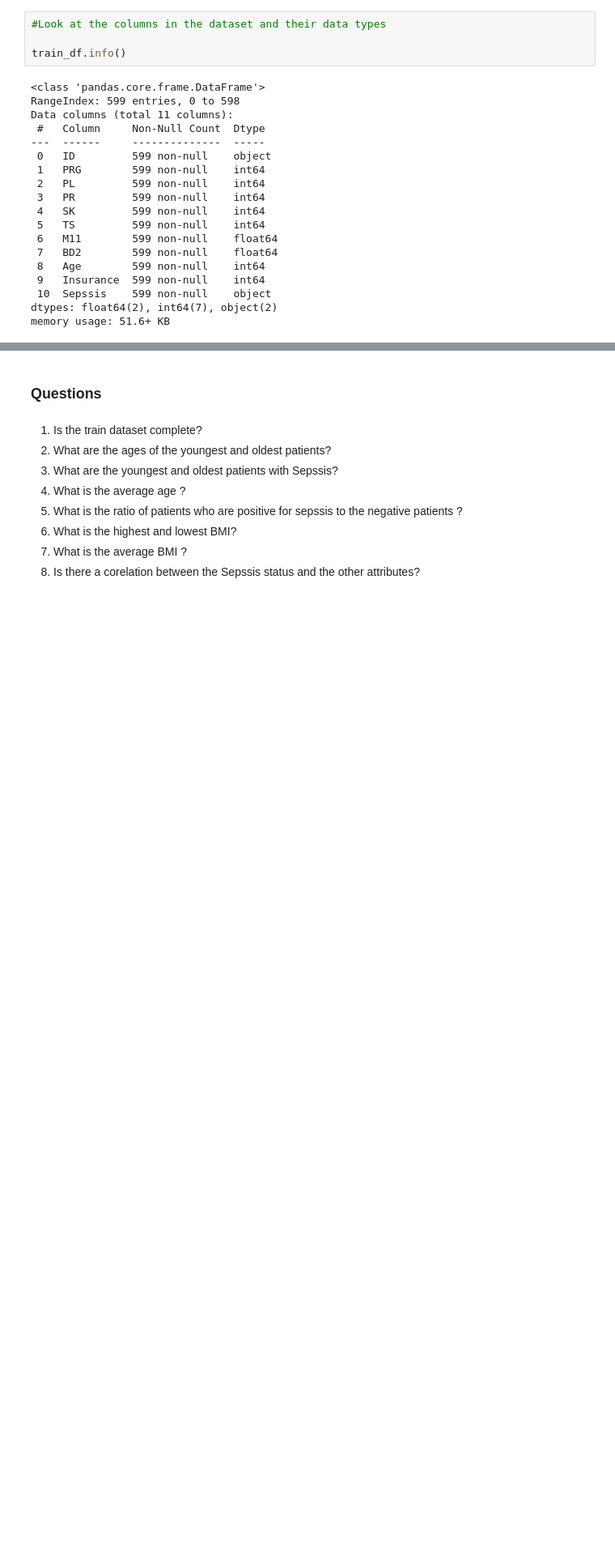
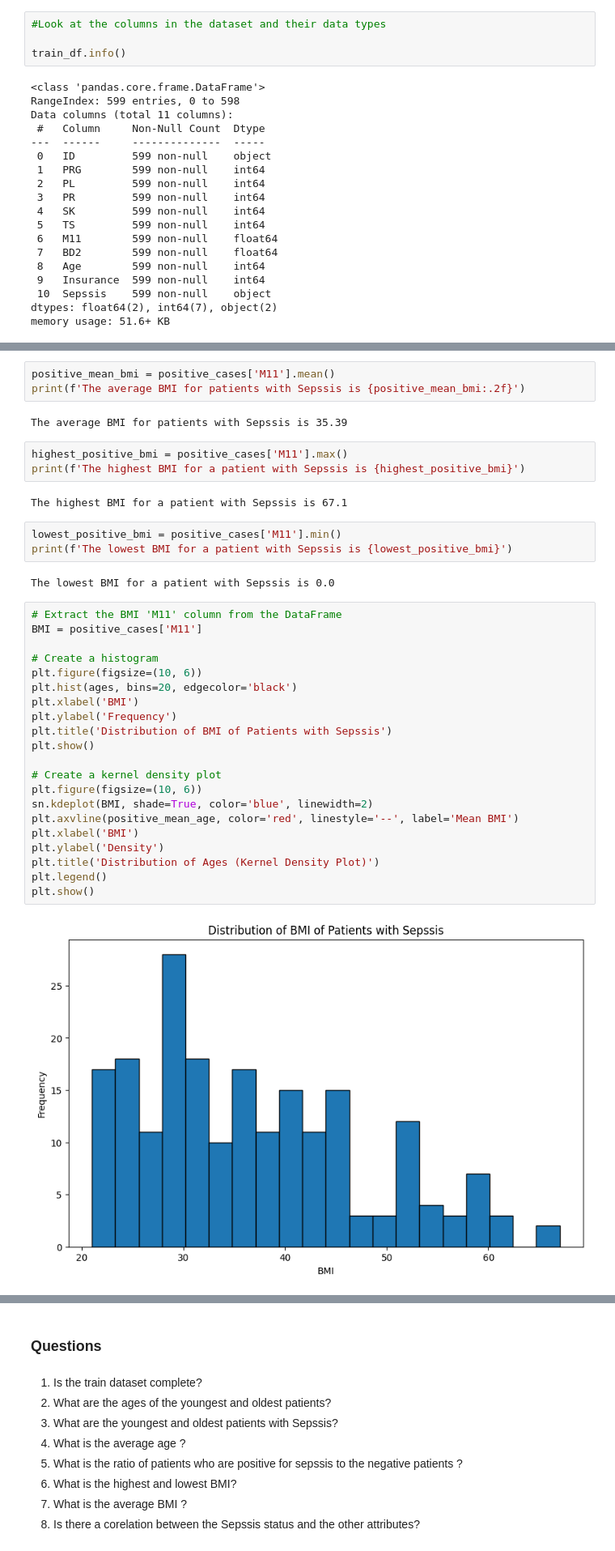
Before and after one commit to Gilbert-B/Machine-Learning-API-using-FastAPI, a Jupyter notebook: datasets/Sepsis.ipynb, the cells around one changed output, grey strips where cells are left out. Shown: that part at 81% size. Drawn from its saved outputs; the diff is of its cells as text; blank space fills up the shorter version.

```diff
--- a/datasets/Sepsis.ipynb
+++ b/datasets/Sepsis.ipynb
@@ -204,0 +258,38 @@ Age influences whether a patient will develop Sepsis
+# %%
+positive_mean_bmi = positive_cases['M11'].mean()
+print(f'The average BMI for patients with Sepssis is {positive_mean_bmi:.2f}')
+# %% [output]
+The average BMI for patients with Sepssis is 35.39
+# %%
+highest_positive_bmi = positive_cases['M11'].max()
+print(f'The highest BMI for a patient with Sepssis is {highest_positive_bmi}')
+# %% [output]
+The highest BMI for a patient with Sepssis is 67.1
+# %%
+lowest_positive_bmi = positive_cases['M11'].min()
+print(f'The lowest BMI for a patient with Sepssis is {lowest_positive_bmi}')
+# %% [output]
+The lowest BMI for a patient with Sepssis is 0.0
+# %%
+# Extract the BMI 'M11' column from the DataFrame
+BMI = positive_cases['M11']
+
+# Create a histogram
+plt.figure(figsize=(10, 6))
+plt.hist(ages, bins=20, edgecolor='black')
+plt.xlabel('BMI')
+plt.ylabel('Frequency')
+plt.title('Distribution of BMI of Patients with Sepssis')
+plt.show()
+
+# Create a kernel density plot
+plt.figure(figsize=(10, 6))
+sn.kdeplot(BMI, shade=True, color='blue', linewidth=2)
+plt.axvline(positive_mean_age, color='red', linestyle='--', label='Mean BMI')
+plt.xlabel('BMI')
+plt.ylabel('Density')
+plt.title('Distribution of Ages (Kernel Density Plot)')
+plt.legend()
+plt.show()
+# %% [output]
+[figure, added]
```
Also changed, not shown: parts of 37 cells of this notebook.
